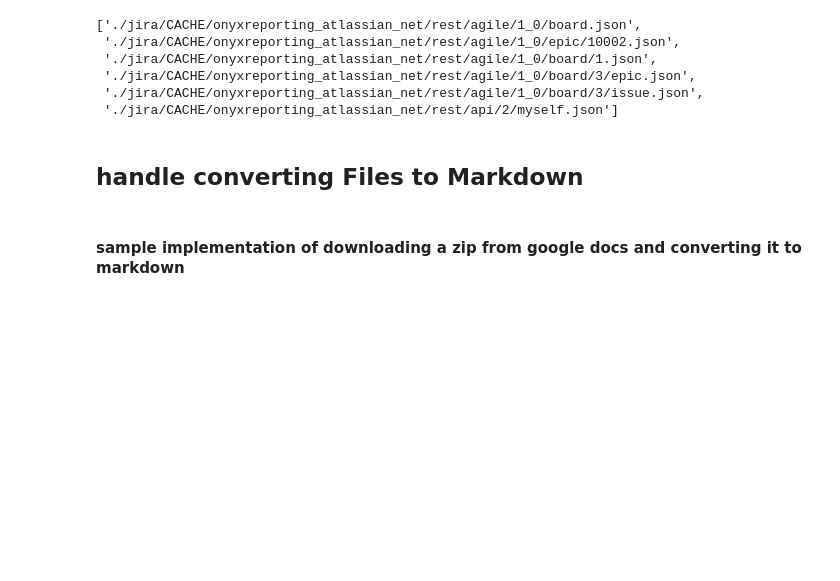
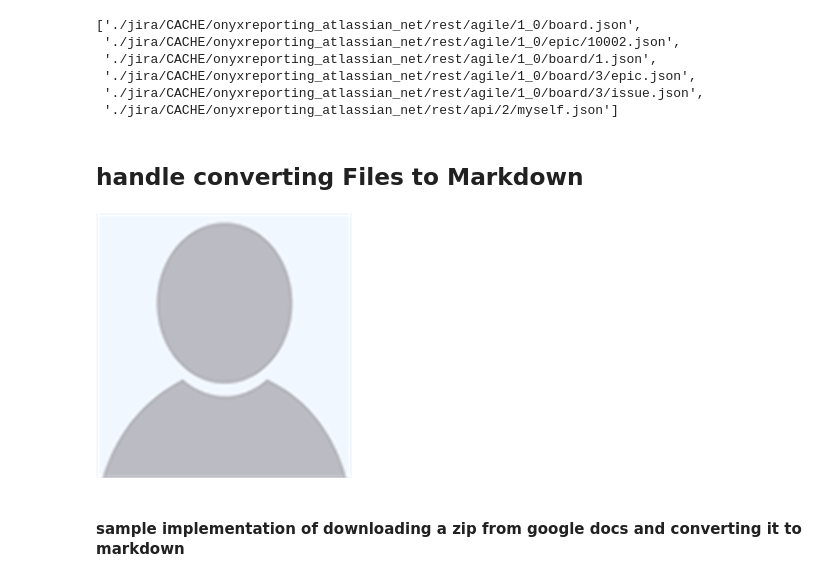
Before and after one commit to jaewilson07/gdoc_sync, a Jupyter notebook: nbs/utils.ipynb, the cells around one changed output. Cells and saved outputs as stored; diff of their text form; code cells hidden in the pictures; blank space fills up the shorter version.

Commit message:
added read image function to utils

```diff
--- a/nbs/utils.ipynb
+++ b/nbs/utils.ipynb
@@ -380,6 +381,26 @@ get_all_files_and_folders("./jira", ".json")
  './jira/CACHE/onyxreporting_atlassian_net/rest/api/2/myself.json']
 # %% [markdown]
 ## handle converting Files to Markdown
+# %%
+# export
+
+def read_image_from_file(image_path, return_base64 :bool = False) -> Union[Image.Image, bytes]:
+    if not os.path.exists(image_path):
+        raise FileNotFoundError(image_path)
+
+
+    with open(image_path, "rb") as image_file:
+        data = base64.b64encode(image_file.read())
+
+        if return_base64:
+            return data
+
+        im = Image.open(io.BytesIO(base64.b64decode(data)))
+        return im
+# %%
+read_image_from_file('./TEST/icon.png', return_base64=False)
+# %% [output]
+[figure, added]
 # %%
 # | exports
 
```
Also changed, not shown: parts of 1 cell of this notebook, 5 other files.
